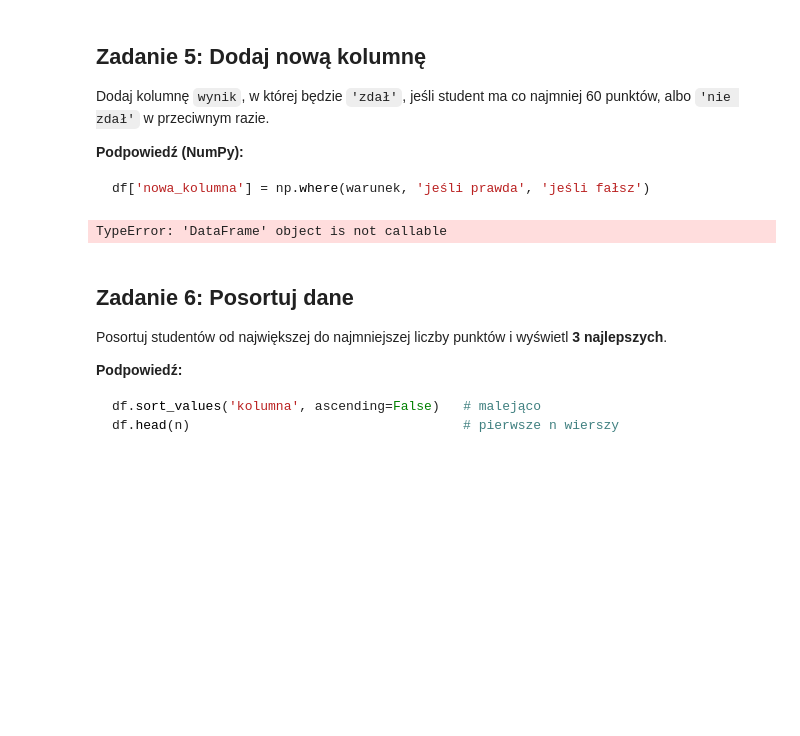
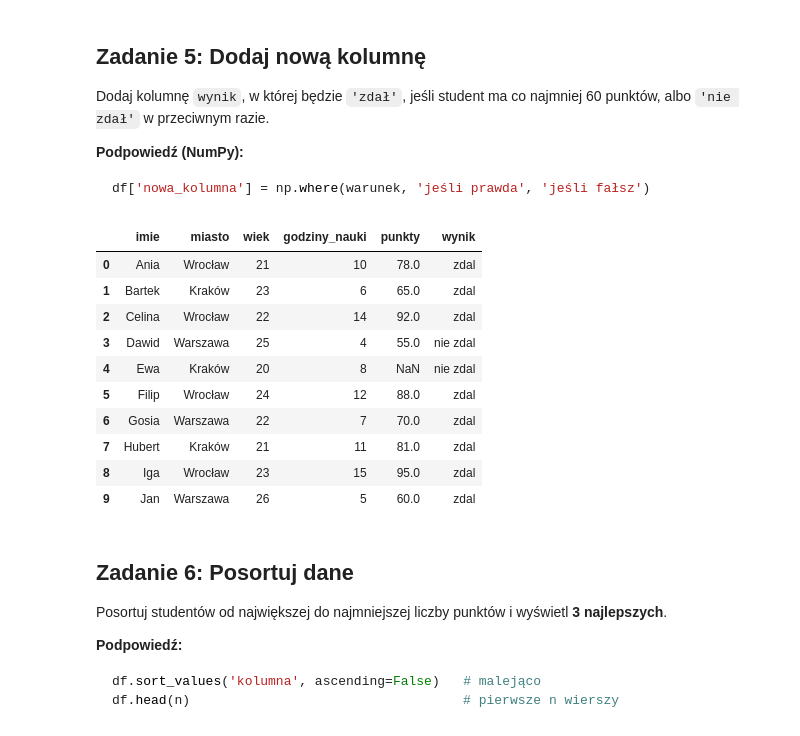
Before and after one commit to imgabrielas/TeDe-Data-Analysis, a Jupyter notebook: Gabi/zadanie_AF.ipynb, the cells around one changed output. Drawn from its saved outputs; the diff is of its cells as text; code cells hidden in the pictures; blank space fills up the shorter version.

````diff
--- a/Gabi/zadanie_AF.ipynb
+++ b/Gabi/zadanie_AF.ipynb
@@ -169,9 +167,20 @@ df['nowa_kolumna'] = np.where(warunek, 'jeśli prawda', 'jeśli fałsz')
 ```
 # %%
 # Twój kod tutaj
-df['wynik'] = np.where([df('punkty') >= 60, 'zdal', 'nie zdal'])
+df['wynik'] = np.where(df['punkty'] >= 60, 'zdal', 'nie zdal')
+df.head(50)
 # %% [output]
-TypeError: 'DataFrame' object is not callable
+|  | imie | miasto | wiek | godziny_nauki | punkty | wynik |
+| 0 | Ania | Wrocław | 21 | 10 | 78.0 | zdal |
+| 1 | Bartek | Kraków | 23 | 6 | 65.0 | zdal |
+| 2 | Celina | Wrocław | 22 | 14 | 92.0 | zdal |
+| 3 | Dawid | Warszawa | 25 | 4 | 55.0 | nie zdal |
+| 4 | Ewa | Kraków | 20 | 8 | NaN | nie zdal |
+| 5 | Filip | Wrocław | 24 | 12 | 88.0 | zdal |
+| 6 | Gosia | Warszawa | 22 | 7 | 70.0 | zdal |
+| 7 | Hubert | Kraków | 21 | 11 | 81.0 | zdal |
+| 8 | Iga | Wrocław | 23 | 15 | 95.0 | zdal |
+| 9 | Jan | Warszawa | 26 | 5 | 60.0 | zdal |
 # %% [markdown]
 ## Zadanie 6: Posortuj dane
 Posortuj studentów od największej do najmniejszej liczby punktów i wyświetl **3 najlepszych**.
````
Also changed, not shown: parts of 10 cells of this notebook.
